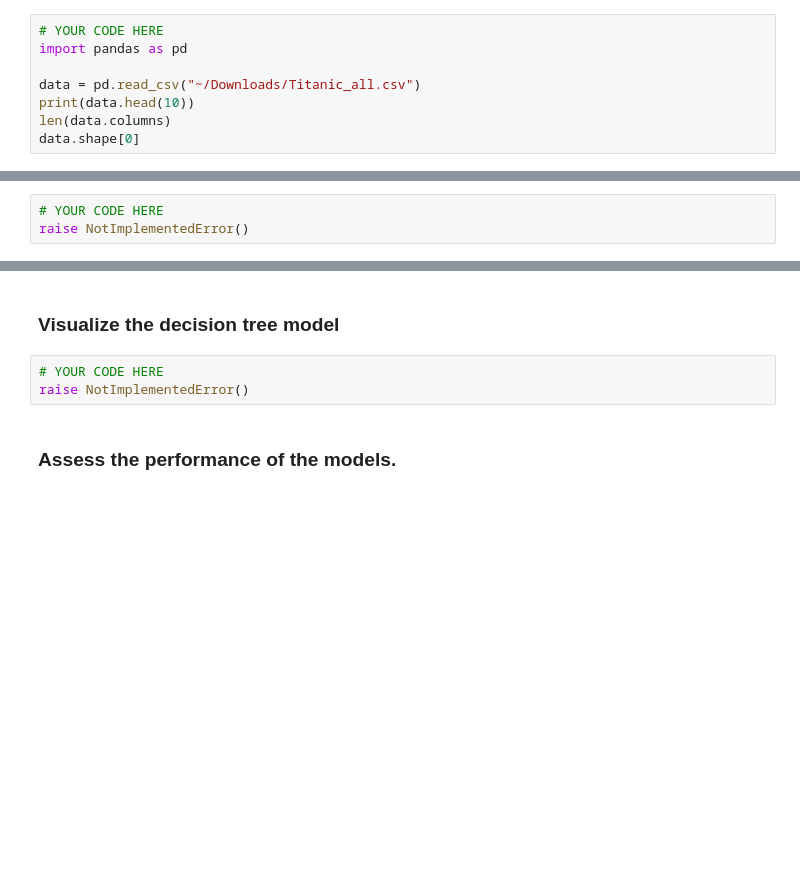
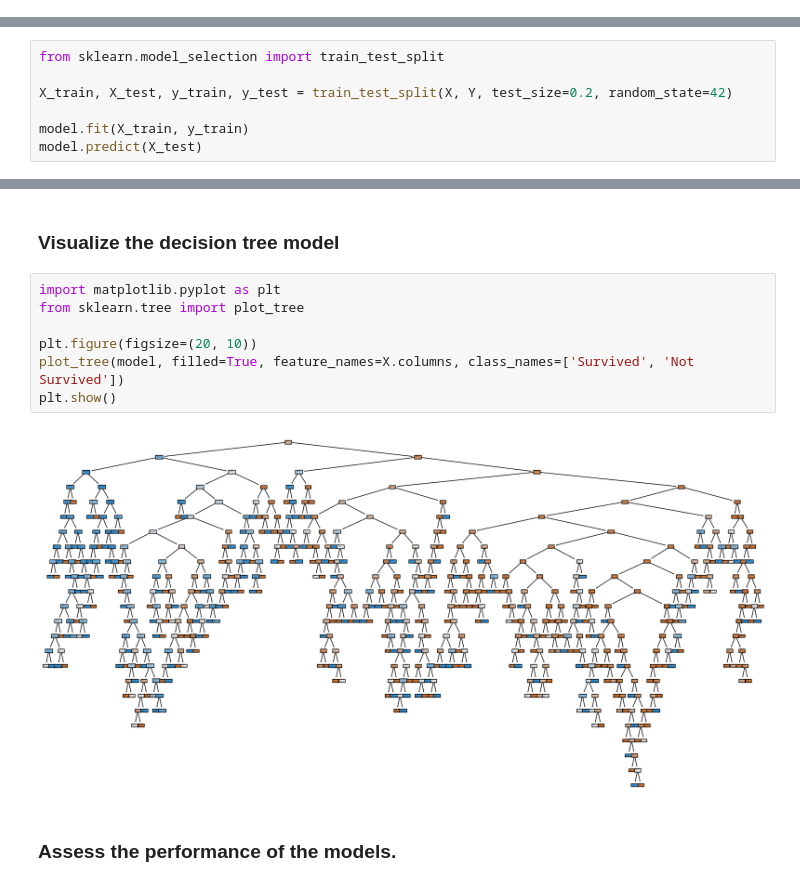
Before and after one commit to izzyyhh/datam, a Jupyter notebook: Titantic_dataset_analysis.ipynb, the cells around one changed output, grey strips where cells are left out. Drawn from its saved outputs; the diff is of its cells as text; blank space fills up the shorter version.

```diff
--- a/Titantic_dataset_analysis.ipynb
+++ b/Titantic_dataset_analysis.ipynb
@@ -11,8 +0,0 @@ Check the number of features and rows after loading.
-# %%
-# YOUR CODE HERE
-import pandas as pd
-
-data = pd.read_csv("~/Downloads/Titanic_all.csv")
-print(data.head(10))
-len(data.columns)
-data.shape[0]
@@ -274,5 +234,9 @@ array([1])
 
 Do not forget to create a train and test dataset for evaluation. Also check the label distribution in the train and test dataset
 # %%
-# YOUR CODE HERE
-raise NotImplementedError()
+from sklearn.model_selection import train_test_split
+
+X_train, X_test, y_train, y_test = train_test_split(X, Y, test_size=0.2, random_state=42)
+
+model.fit(X_train, y_train)
+model.predict(X_test)
@@ -279,8 +256,14 @@ raise NotImplementedError()
 # %% [markdown]
 ### Visualize the decision tree model
 # %%
-# YOUR CODE HERE
-raise NotImplementedError()
+import matplotlib.pyplot as plt
+from sklearn.tree import plot_tree
+
+plt.figure(figsize=(20, 10))
+plot_tree(model, filled=True, feature_names=X.columns, class_names=['Survived', 'Not Survived'])
+plt.show()
+# %% [output]
+[figure, added]
 # %% [markdown]
 ### Assess the performance of the models.
 # %%
```
Also changed, not shown: parts of 6 cells of this notebook, 1 other file.
